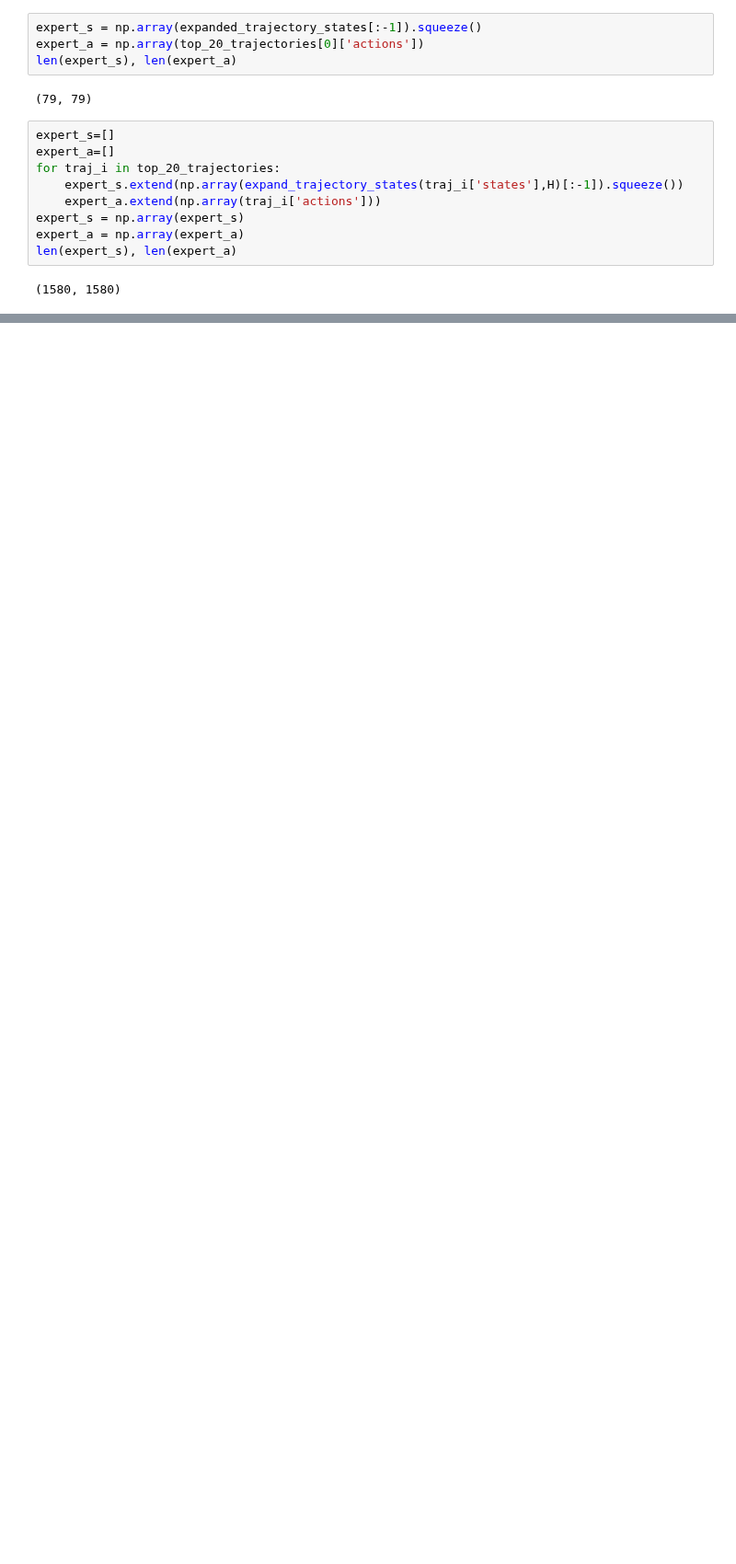
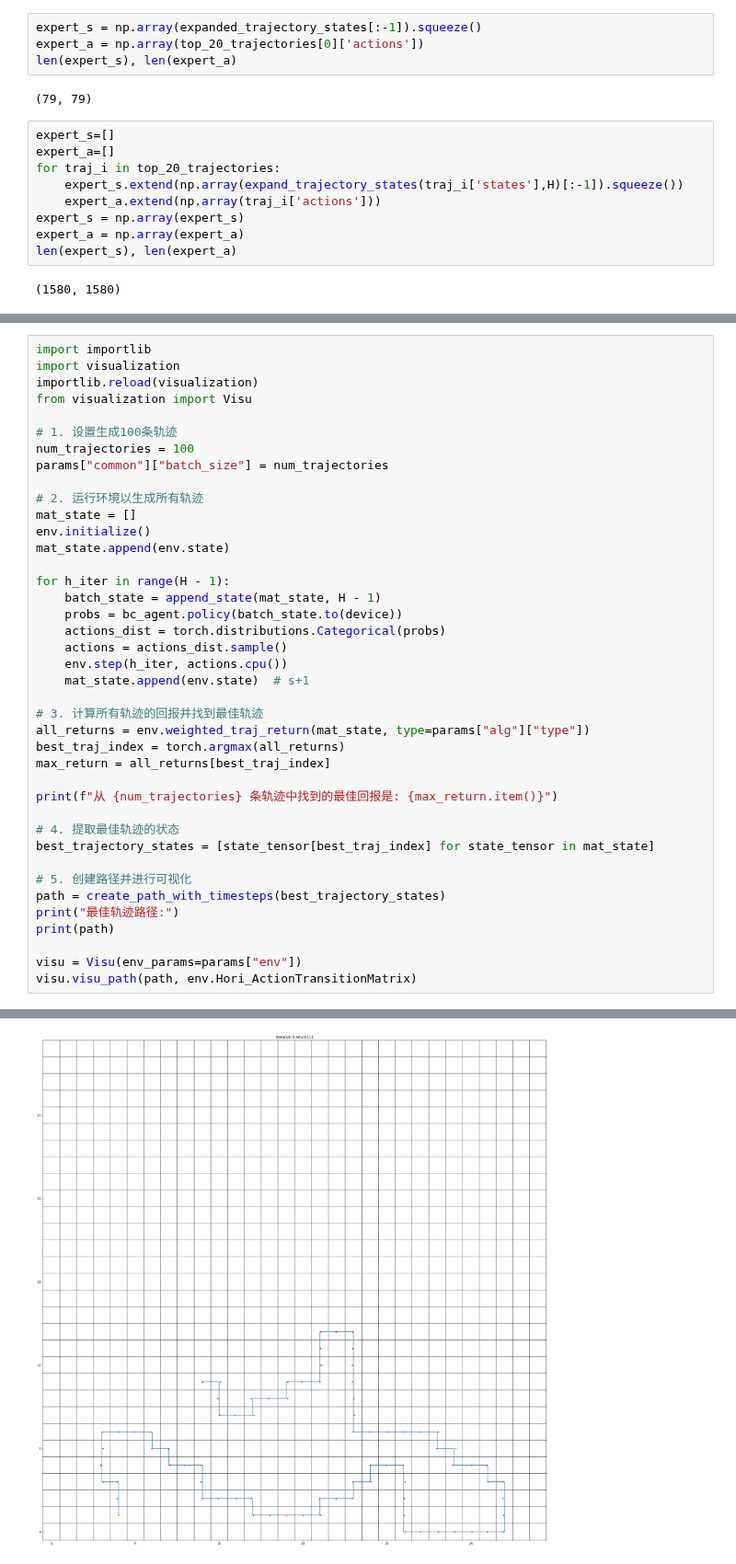
Before and after one commit to zjut-zhy/non-additive-RL, a Jupyter notebook: BC_one_room.ipynb, the cells around one changed output, grey strips where cells are left out. Shown at 92% size. Drawn from its saved outputs; the diff is of its cells as text; blank space fills up the shorter version.

```diff
--- a/BC_one_room.ipynb
+++ b/BC_one_room.ipynb
@@ -428,0 +423,41 @@ y [1, 0, 0, 0, 0, 0, 0, 0, 1, 2, 2, 3, 3, 4, 5, 5, 6, 6, 7, 7, 7, 8, 8, 8, 9, 10
+# %%
+import importlib
+import visualization
+importlib.reload(visualization)
+from visualization import Visu
+
+# 1. 设置生成100条轨迹
+num_trajectories = 100
+params["common"]["batch_size"] = num_trajectories
+
+# 2. 运行环境以生成所有轨迹
+mat_state = []
+env.initialize()
+mat_state.append(env.state)
+
+for h_iter in range(H - 1):
+    batch_state = append_state(mat_state, H - 1)
+    probs = bc_agent.policy(batch_state.to(device))
+    actions_dist = torch.distributions.Categorical(probs)
+    actions = actions_dist.sample()
+    env.step(h_iter, actions.cpu())
+    mat_state.append(env.state)  # s+1
+
+# 3. 计算所有轨迹的回报并找到最佳轨迹
+all_returns = env.weighted_traj_return(mat_state, type=params["alg"]["type"])
+best_traj_index = torch.argmax(all_returns)
+max_return = all_returns[best_traj_index]
+
+print(f"从 {num_trajectories} 条轨迹中找到的最佳回报是: {max_return.item()}")
+
+# 4. 提取最佳轨迹的状态
+best_trajectory_states = [state_tensor[best_traj_index] for state_tensor in mat_state]
+
+# 5. 创建路径并进行可视化
+path = create_path_with_timesteps(best_trajectory_states)
+print("最佳轨迹路径:")
+print(path)
+
+visu = Visu(env_params=params["env"])
+visu.visu_path(path, env.Hori_ActionTransitionMatrix)
+# %% [output]
@@ -428,0 +471 @@ y [1, 0, 0, 0, 0, 0, 0, 0, 1, 2, 2, 3, 3, 4, 5, 5, 6, 6, 7, 7, 7, 8, 8, 8, 9, 10
+[figure, added]
```
Also changed, not shown: parts of 7 cells of this notebook, 3 other files.
